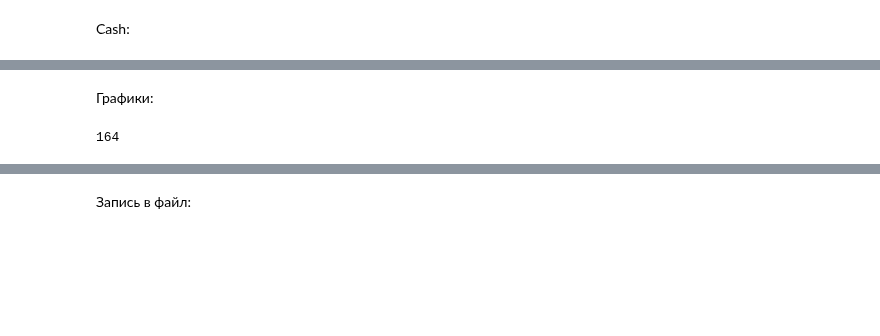
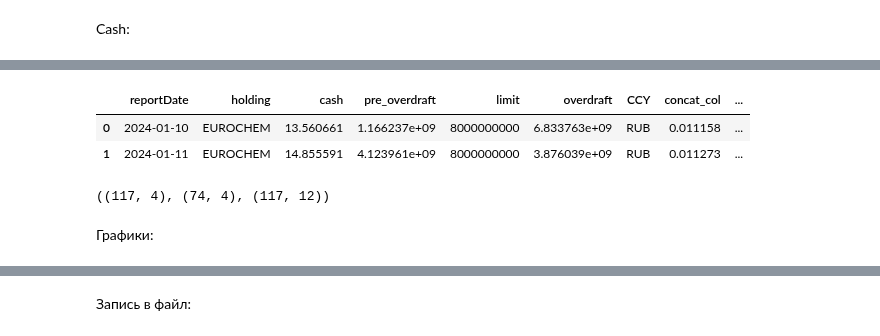
Before and after one commit to Lirollel/Work_AIM_Jupyter-Python-Pandas, a Jupyter notebook: Ликвидность/Total.ipynb, the cells around one changed output, grey strips where cells are left out. Drawn from its saved outputs; the diff is of its cells as text; code cells hidden in the pictures; blank space fills up the shorter version.

```diff
--- a/Ликвидность/Total.ipynb
+++ b/Ликвидность/Total.ipynb
@@ -105,2 +65,52 @@ data_total
+# %%
+data_total = data_cash.merge(data_overdraft, how='outer', left_on='merge_col', right_on='merge_col')
+data_total = data_total.loc[~data_total.cash.isna(), ['reportDate_x', 'holding_x', 'cash', 'pre_overdraft']].rename(columns={'reportDate_x':'reportDate', 'holding_x':'holding'}).reset_index(drop=True)
+data_total.pre_overdraft = data_total.pre_overdraft.fillna(0) # Заполнение пустых значений pre_overdraft нулями
+limit_df = pd.DataFrame({'holding': ['SUEK', 'EUROCHEM'], 'limit': [15000000000, 8000000000]}) # Добавление значения limit для каждого holding
+data_total = data_total.merge(limit_df, how='left')
+data_total['overdraft'] = data_total.limit - data_total.pre_overdraft # Вычисление overdraft
+
+data_total['CCY'] = 'RUB' # Перевод значений overdraft в USD
+data_CCY_map = pd.read_csv('C:\\Users\\KlimovaAnnaA\\Documents\\MyFiles\\Projects\\OCP\\Методология\\CCY_mapping.csv')
+data_total['concat_col'] = data_total[['CCY', 'reportDate']].apply(lambda row: '_'.join(row.values.astype(str)), axis=1)
+coef_dict = {}
+for concat_str in data_total.concat_col.unique():
+    CCY_from = concat_str[:3]
+    if CCY_from != 'USD':
+        TD_str = concat_str
+        CCY_from_date = '/'.join([TD_str[12:14], TD_str[9:11], TD_str[6:8]])
+        query = f"""
+        select * from "RISKACCESS"."XXMR_MADAB_CONTENT" where
+        "RISKACCESS"."XXMR_MADAB_CONTENT"."COMMODITY_ID" in (2354,322,311,312,314,315,318,2332,2334,2360,9321,9326,9331,9902,10014,7647,33051,9318,9886,2362,33447) and
+        "RISKACCESS"."XXMR_MADAB_CONTENT"."PERIOD" = TO_DATE('{CCY_from_date}', 'DD/MM/YY')
+        """
+        # Смотри запрос
+        data_export = export_from_RISKCUSTOM(query)[['COMMODITY_ID', 'VALUE1']]
+        values_data = data_export.merge(data_CCY_map, how='left', left_on='COMMODITY_ID', right_on='id', validate='one_to_one')[['VALUE1','CCY_from', 'CCY_to']]
+        # Может возникнуть ошибка, если значений будет больше
+        if CCY_from in values_data.CCY_from.tolist():
+            coef_dict[concat_str] = values_data.query('CCY_from == @CCY_from & CCY_to == "USD"').VALUE1.tolist()[0]
+        if CCY_from in values_data.CCY_to.tolist():
+            coef_dict[concat_str] = 1/values_data.query('CCY_to == @CCY_from & CCY_from == "USD"').VALUE1.tolist()[0]
+        else:
+            continue
+data_total['concat_col'] = data_total['concat_col'].replace(coef_dict)
+data_total['overdraft_in_USD'] = data_total['overdraft'] * data_total['concat_col']
+data_total = data_total.rename(columns={'overdraft_in_USD':'available_ovedraft'})
+
+data_total['total'] = data_total.cash + data_total.available_ovedraft # расчет total
+const_df = pd.DataFrame({'holding':['EUROCHEM', 'SUEK'], 'early_trigger': [164, 251], 'threshold': [93, 183]})
+data_total = data_total.merge(const_df, how='left')
+data_total[['cash', 'available_ovedraft', 'total']] = data_total[['cash', 'available_ovedraft', 'total']].astype(int).apply(lambda z: z/10**6)
+data_total['day_of_week'] = data_total.reportDate.dt.day_of_week
+data_total.head(2)
+# %% [output]
+|  | reportDate | holding | cash | pre_overdraft | limit | overdraft | CCY | concat_col | ... |
+| 0 | 2024-01-10 | EUROCHEM | 13.560661 | 1.166237e+09 | 8000000000 | 6.833763e+09 | RUB | 0.011158 | ... |
+| 1 | 2024-01-11 | EUROCHEM | 14.855591 | 4.123961e+09 | 8000000000 | 3.876039e+09 | RUB | 0.011273 | ... |
+# %%
+data_cash.shape, data_overdraft.shape, data_total.shape
+# %% [output]
+((117, 4), (74, 4), (117, 12))
 # %% [markdown]
 Графики:
@@ -111,5 +117 @@ data_graph_2 = data_graph[data_graph.variable.isin(['early_trigger', 'threshold'
-# %%
-data_total.early_trigger[0]
-# %% [output]
-164
 # %%
```
Also changed, not shown: parts of 15 cells of this notebook, 1 other file.
